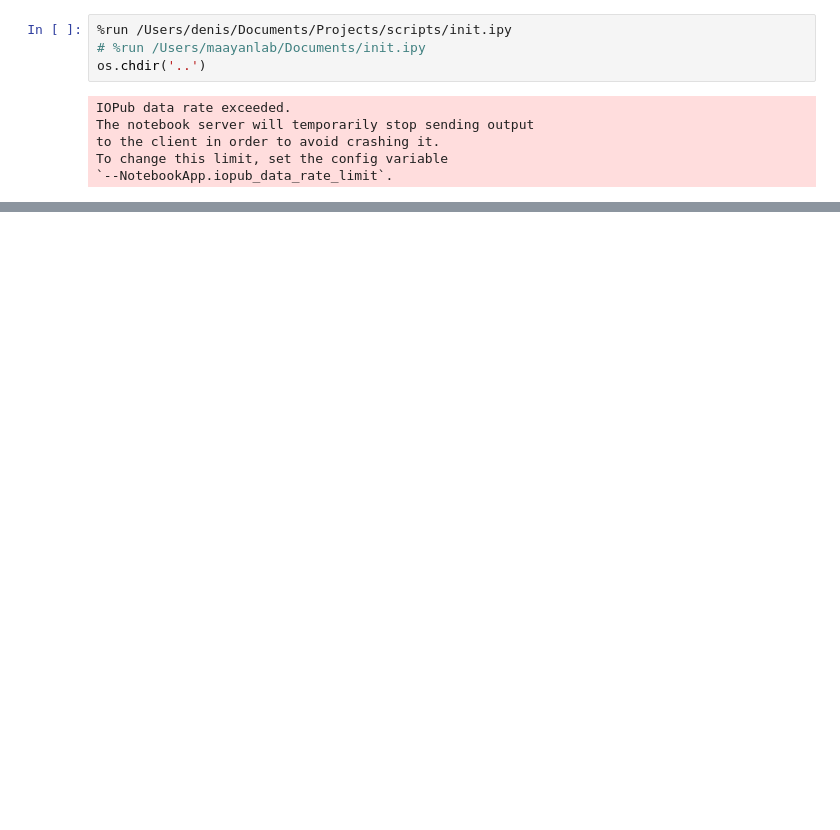
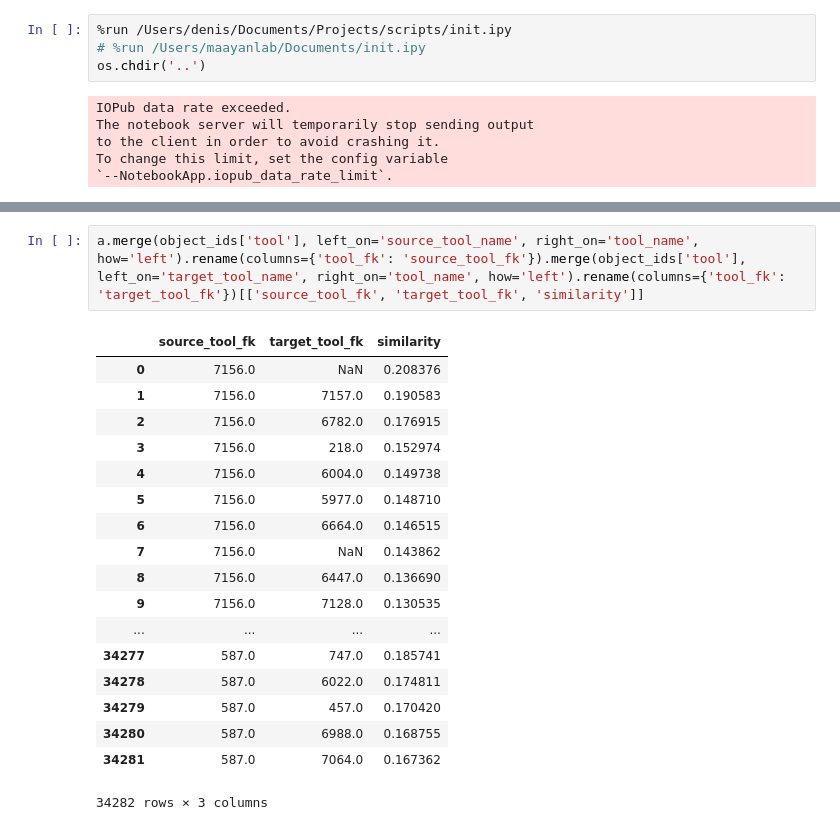
Before and after one commit to MaayanLab/datasets2tools, a Jupyter notebook: updater/pipeline/Development.ipynb, the cells around one changed output, grey strips where cells are left out. Saved outputs shown, nothing was run; the diff lists cells and outputs as text; blank space fills up the shorter version.

```diff
--- a/updater/pipeline/Development.ipynb
+++ b/updater/pipeline/Development.ipynb
@@ -15 +80,22 @@ articleFiles, toolFiles, keywordFile, metricsFile, similarityFile = infiles
+# %%
+a.merge(object_ids['tool'], left_on='source_tool_name', right_on='tool_name', how='left').rename(columns={'tool_fk': 'source_tool_fk'}).merge(object_ids['tool'], left_on='target_tool_name', right_on='tool_name', how='left').rename(columns={'tool_fk': 'target_tool_fk'})[['source_tool_fk', 'target_tool_fk', 'similarity']]
+# %% [output]
+|  | source_tool_fk | target_tool_fk | similarity |
+| 0 | 7156.0 | NaN | 0.208376 |
+| 1 | 7156.0 | 7157.0 | 0.190583 |
+| 2 | 7156.0 | 6782.0 | 0.176915 |
+| 3 | 7156.0 | 218.0 | 0.152974 |
+| 4 | 7156.0 | 6004.0 | 0.149738 |
+| 5 | 7156.0 | 5977.0 | 0.148710 |
+| 6 | 7156.0 | 6664.0 | 0.146515 |
+| 7 | 7156.0 | NaN | 0.143862 |
+| 8 | 7156.0 | 6447.0 | 0.136690 |
+| 9 | 7156.0 | 7128.0 | 0.130535 |
+| ... | ... | ... | ... |
+| 34277 | 587.0 | 747.0 | 0.185741 |
+| 34278 | 587.0 | 6022.0 | 0.174811 |
+| 34279 | 587.0 | 457.0 | 0.170420 |
+| 34280 | 587.0 | 6988.0 | 0.168755 |
+| 34281 | 587.0 | 7064.0 | 0.167362 |
+34282 rows × 3 columns
 # %%
```
Also changed, not shown: parts of 18 cells of this notebook, 3 other files.
